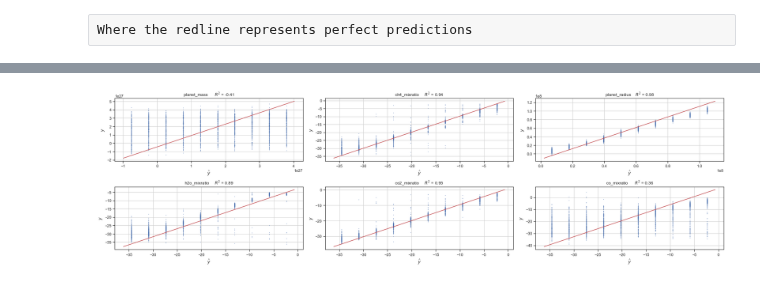
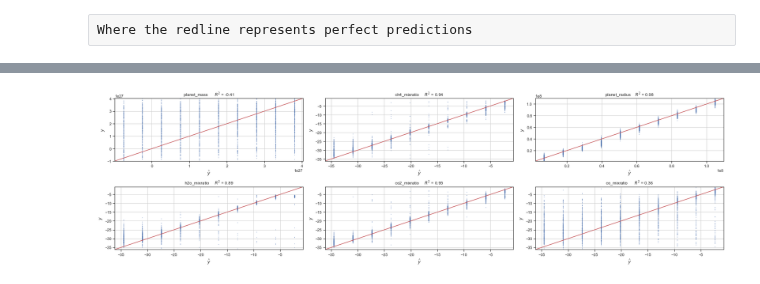
Before and after one commit to deKeijzer/SRON-DCGAN, a Jupyter notebook: notebooks/error analysis.ipynb, the cells around one changed output, grey strips where cells are left out. Drawn from its saved outputs; the diff is of its cells as text; code cells hidden in the pictures.

```diff
--- a/notebooks/error analysis.ipynb
+++ b/notebooks/error analysis.ipynb
@@ -20,6 +20,7 @@ sns.set_palette(sns.hls_palette(8, l=.3, s=.8))
 sns.set(style='ticks')
 # %%
 df = pd.read_csv('Validation error of 3000 images')
+df = df.replace([np.inf, -np.inf], np.nan) # TODO: Fix the occurance of inf later
 df.head()
 # %% [output]
 |  | Unnamed: 0 | planet_mass_error | temp_profile_error | ch4_mixratio_error | planet_radius_error | ... |
@@ -53,7 +54,15 @@ plt.figure(figsize=((25,10)))
 for i,param in enumerate(params):
     plt.subplot(3,3,i+1)
     plt.title(param+'_error')
-    plt.hist(df[param+'_error'], bins=50)
+    plt.hist(df[param+'_error'], bins=100)
+
+    # plot mean line
+    plt.axvline(x=df[param+'_error'].mean(),  color='black', linestyle='-.', alpha=0.9)
+
+    # plot std llines
+    plt.axvline(x=-df[param+'_error'].std(),  color='black', linestyle=':', alpha=1)
+    plt.axvline(x=df[param+'_error'].std(),  color='black', linestyle=':', alpha=1)
+
     plt.grid()
     plt.tight_layout()
 # %% [output]
@@ -65,25 +79,34 @@ Where the redline represents perfect predictions
 # %%
 plt.figure(figsize=((25,10)))
 
 for i,param in enumerate(params):
     y_hat = df[param+'_real']
     y = df[param+'_inpainted']
 
     r2 = r2_score(y_hat, y)
 
     plt.subplot(3,3,i+1)
 
     plt.title(param +' \t $R^2$ = %.2f' % r2)
     plt.plot(y_hat, y, '.', ms=1)
-    #plt.ylim(plt.xlim()) # set y axis range the same as x axis range
+
+    """Force x,y range on the same scale outliers outside of range wont be plotted!"""
+    x_min, x_max = plt.xlim()
+    x_min = x_min*1
+    x_max = x_max*1
+
+    plt.ylim((x_min, x_max)) # set y axis range the same as x axis range
+    plt.xlim((x_min, x_max))
+
+    # Plot the red 'perfect' prediction line
     plt.plot(plt.xlim(), plt.ylim(), ls="-", c='r')
 
     plt.xlabel(r"$\hat{y}$")
     plt.ylabel(r"$y$")
     plt.grid()
     plt.tight_layout()
 # %% [output]
-[figure, old version]
+[figure, new version]
 # %%
 # Error per parameter
 # %%
```
Also changed, not shown: parts of 9 cells of this notebook, 6 other files.
